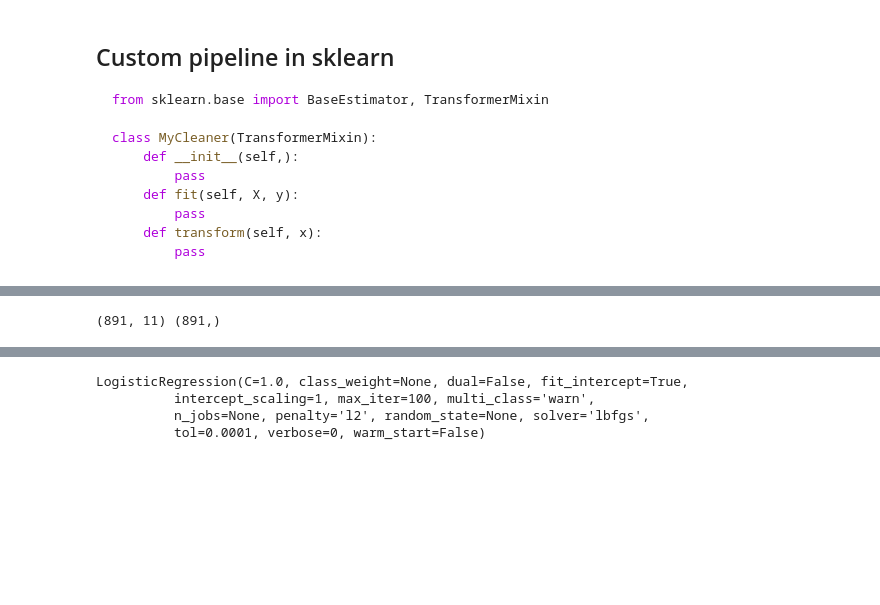
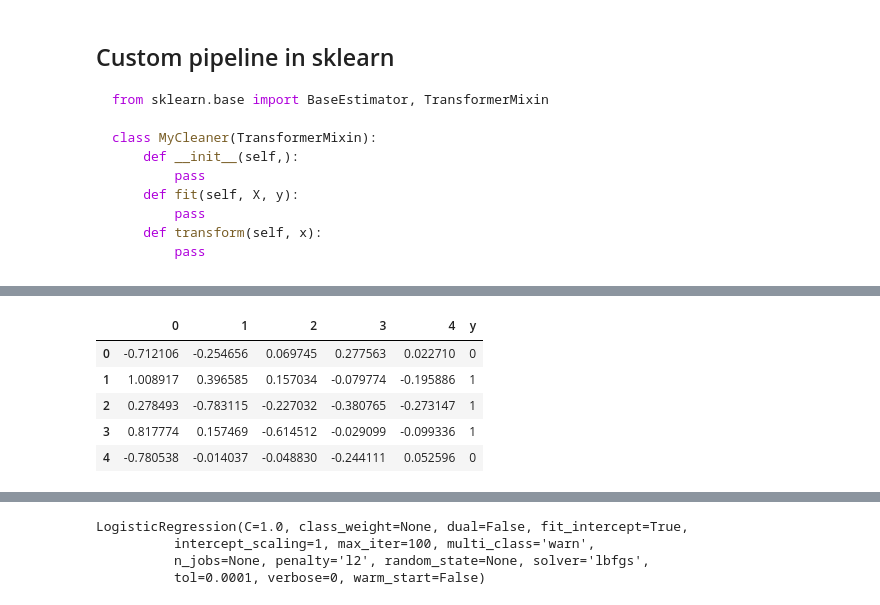
Before and after one commit to boyander/machine-learning, a Jupyter notebook: 1-ml-intro-sklearn-models.ipynb, the cells around one changed output, grey strips where cells are left out. Saved outputs shown, nothing was run; the diff lists cells and outputs as text; code cells hidden in the pictures; blank space fills up the shorter version.

````diff
--- a/1-ml-intro-sklearn-models.ipynb
+++ b/1-ml-intro-sklearn-models.ipynb
@@ -143,42 +143,51 @@ class MyCleaner(TransformerMixin):
 ```
 # %%
 from sklearn.base import TransformerMixin
+from sklearn.preprocessing import StandardScaler, Normalizer
+from sklearn.pipeline import make_pipeline
+import pandas as pd
+import numpy as np
+from sklearn.decomposition import PCA
 
 # This class receives original dataframe and cleans the data
 class CleanTitanic(TransformerMixin):
-    def __init__(self):
-        self.features =["Pclass","Sex","Age","SibSp","Parch","Fare","Cabin","Embarked"]
+    def __init__(self, strategy=1):
+        """
+         strategy 1: use all possible features: ["Pclass","Sex","Age","SibSp","Parch","Fare","Cabin","Embarked"]
+         strategy 2: only use basic features: ["Age","Cabin","Sex"]
+        """
+        if strategy == 1:
+            self.features = ["Pclass","Sex","Age","SibSp","Parch","Fare","Cabin","Embarked"]
+        elif strategy == 2:
+            self.features = ["Age","Cabin","Sex"]
+        else:
+            raise ValueError("Invalid clean strategy")
 
     def fit(self, X):
         # Get only intereesting data
-        X = df[self.features]
+        X = X[self.features]
         # Clean age feature and put the mean on missing values
         X["Age"].fillna(X["Age"].mean(), inplace=True)
         # Clean cabin data
         X["Cabin"] = np.where(X["Cabin"].isnull(),0,1)
         self.X = pd.get_dummies(X)
-        self.cols = self.X.columns
         return self
 
     def transform(self, df):
         return self.X
 
-cleaner = CleanTitanic()
 pipe = make_pipeline(*[
-    cleaner,
+    CleanTitanic(strategy=1),
     StandardScaler(),
     Normalizer(),
+    PCA(n_components=5)
 ])
 
 data = pd.read_csv("data/titanic/train.csv")
 
 X = pipe.fit_transform(data)
-X = pd.DataFrame(X,columns=cleaner.cols)
-y = data["Survived"]
-df_export = X.copy()
-df_export['y'] = y
-df_export.to_csv("data/titanic_feats.csv", index=False)
-display(X.head())
+
+X.shape
 # %% [output]
 A value is trying to be set on a copy of a slice from a DataFrame
 
@@ -197,4 +202,12 @@ See the caveats in the documentation: http://pandas.pydata.org/pandas-docs/stabl
-# %%
-print(X.shape,y.shape)
-# %% [output]
-(891, 11) (891,)
+# %%
+df_export = pd.DataFrame(X)
+df_export['y'] = data["Survived"]
+df_export.to_csv("data/titanic_feats.csv", index=False)
+df_export.head()
+# %% [output]
+|  | 0 | 1 | 2 | 3 | 4 | y |
+| 0 | -0.712106 | -0.254656 | 0.069745 | 0.277563 | 0.022710 | 0 |
+| 1 | 1.008917 | 0.396585 | 0.157034 | -0.079774 | -0.195886 | 1 |
+| 2 | 0.278493 | -0.783115 | -0.227032 | -0.380765 | -0.273147 | 1 |
+| 3 | 0.817774 | 0.157469 | -0.614512 | -0.029099 | -0.099336 | 1 |
+| 4 | -0.780538 | -0.014037 | -0.048830 | -0.244111 | 0.052596 | 0 |
````
Also changed, not shown: parts of 3 cells of this notebook, 6 other files.
